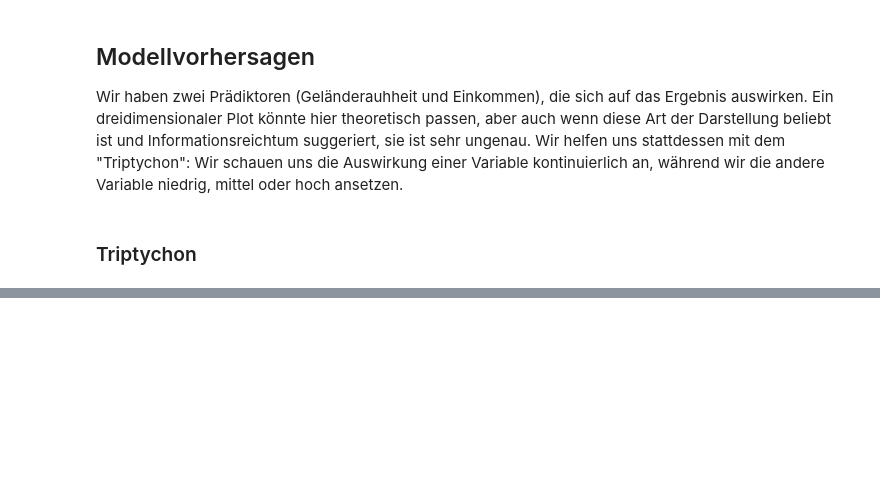
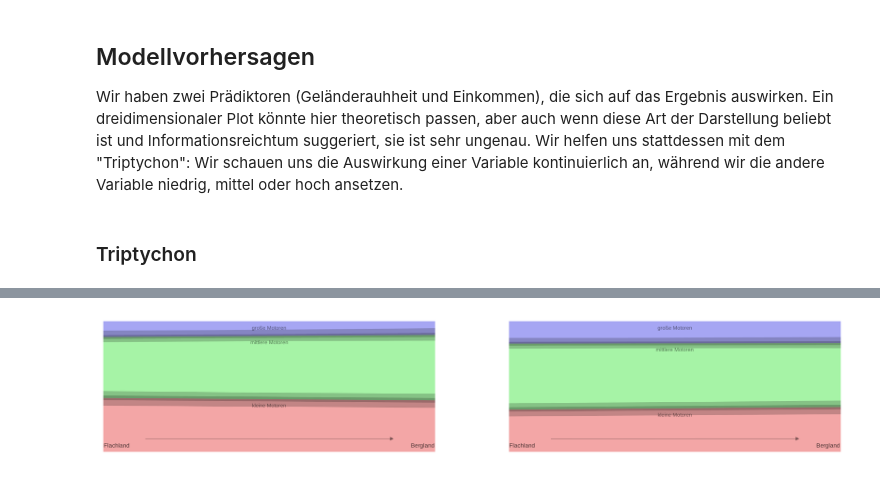
Before and after one commit to andmbg/carsandhills, a Jupyter notebook: Autos und Landschaft.ipynb, the cells around one changed output, grey strips where cells are left out. Saved outputs shown, nothing was run; the diff lists cells and outputs as text; code cells hidden in the pictures; blank space fills up the shorter version.

Commit message:
add uncertainty intervals to plot
two levels, .95 and .50

```diff
--- a/Autos und Landschaft.ipynb
+++ b/Autos und Landschaft.ipynb
@@ -284,25 +298,32 @@ widths = [.95, .5]
 fig = make_subplots(rows = 1, cols = 2)
 
 for plotcolumn, income_scaled in zip([1,2], incomes):
-
+    # filter to df for each panel:
+    post_m1_thispanel = post_m1.loc[
+        (post_m1.income_scaled == income_scaled)
+    ]
 
     for color, motor, annotation in zip(colors, motors, annotations):
-        this_m1 = post_m1.loc[(post_m1.motor == motor) &
-                              (post_m1.width == .95) & # temp
-                              (post_m1.income_scaled == income_scaled)]
-        this_annotation_y = np.mean(this_m1.ratio) - .05
+        # filter to df for each trace:
+        post_m1_thistrace = post_m1_thispanel.loc[
+            (post_m1.motor == motor) &
+            (post_m1.width == .95) # arbitrary; need any 1 width to draw mean
+        ]
+        this_annotation_y = np.mean(post_m1_thistrace.ratio) - .05
 
+        # the area trace:
         fig.add_trace(
             go.Scatter(
-                x = this_m1.m_rugged_scaled,
-                y = this_m1.ratio,
+                x = post_m1_thistrace.m_rugged_scaled,
+                y = post_m1_thistrace.ratio,
                 mode = "lines",
                 fill = "tonexty",
-                line = dict(color = color),
+                line = dict(width = 0),
                 fillcolor = color,
                 showlegend = False,
             ), col = plotcolumn, row = 1 )
 
+        # motorization label:
         fig.add_annotation(x = .0,
                            y = this_annotation_y,
                            text = annotation,
@@ -314,6 +335,7 @@ for plotcolumn, income_scaled in zip([1,2], incomes):
                            row = 1, col = plotcolumn
                           )
 
+    # arrow:
     fig.add_annotation(x = 1.5, xref = "x",
                        y = .1, yref = "y",
                        ax = -1.5, axref = "x"+str(plotcolumn),
@@ -321,6 +343,8 @@ for plotcolumn, income_scaled in zip([1,2], incomes):
                        text = "", arrowhead = 2, arrowcolor = "rgba(0,0,0,.5)", arrowsize = 2,
                        row = 1, col = plotcolumn
                       )
+
+    # Bergland & Flachland:
     fig.add_annotation(x = 2, y = .05, showarrow = False,
                        text = "Bergland", xanchor = "right",
                        font = dict(color = "rgba(0,0,0,.7)", size = 16),
@@ -331,36 +355,63 @@ for plotcolumn, income_scaled in zip([1,2], incomes):
                        font = dict(color = "rgba(0,0,0,.7)", size = 16),
                        row = 1, col = plotcolumn
                       )
+
+    # depict uncertainty:
+    for width in widths:
+
+        for motor in ["low", "mid"]:
+
+            post_m1_uncertainty = post_m1_thispanel.loc[(post_m1_thispanel.width == width) &
+                                                        (post_m1_thispanel.motor == motor)]
+
+            fig.add_trace(
+                go.Scatter(
+                    x = pd.concat([post_m1_uncertainty.m_rugged_scaled,
+                                   post_m1_uncertainty.m_rugged_scaled[::-1]]),
+                    y = pd.concat([post_m1_uncertainty.upper,
+                                   post_m1_uncertainty.lower[::-1]]),
+                    mode = "lines",
+                    line = dict(width = 0),
+                    fill = "toself",
+                    fillcolor = "rgba(0,0,0,.2)",
+                    showlegend = False
+                ),
+                row = 1, col = plotcolumn
+            )
+
+
 
 fig.update_layout(height = 400,
                   width = 800,
                   xaxis = dict(tickvals = [],
                                zeroline = False,
                                gridcolor = "rgba(0,0,0,0)"
                               ),
                   xaxis2 = dict(tickvals = [],
                                zeroline = False,
                                gridcolor = "rgba(0,0,0,0)"
                               ),
                   yaxis = dict(tickvals = [],
                                range = [0,1],
                                zeroline = False,
                                gridcolor = "rgba(0,0,0,0)"
                               ),
                   yaxis2 = dict(tickvals = [],
                                range = [0,1],
                                zeroline = False,
                                gridcolor = "rgba(0,0,0,0)"
                               ),
                   margin = dict(t=20, r=20, b=20, l=20),
                   plot_bgcolor = "rgba(200,200,200,.3)",
                   paper_bgcolor = "rgba(0,0,0,0)",
                   xaxis_gridcolor = "rgba(0,0,0,0)",
                  )
 
 
 
 fig.show()
+# %% [output]
+[figure, added]
 # %%
 print(fig)
 # %%
```
Also changed, not shown: parts of 1 cell of this notebook.
